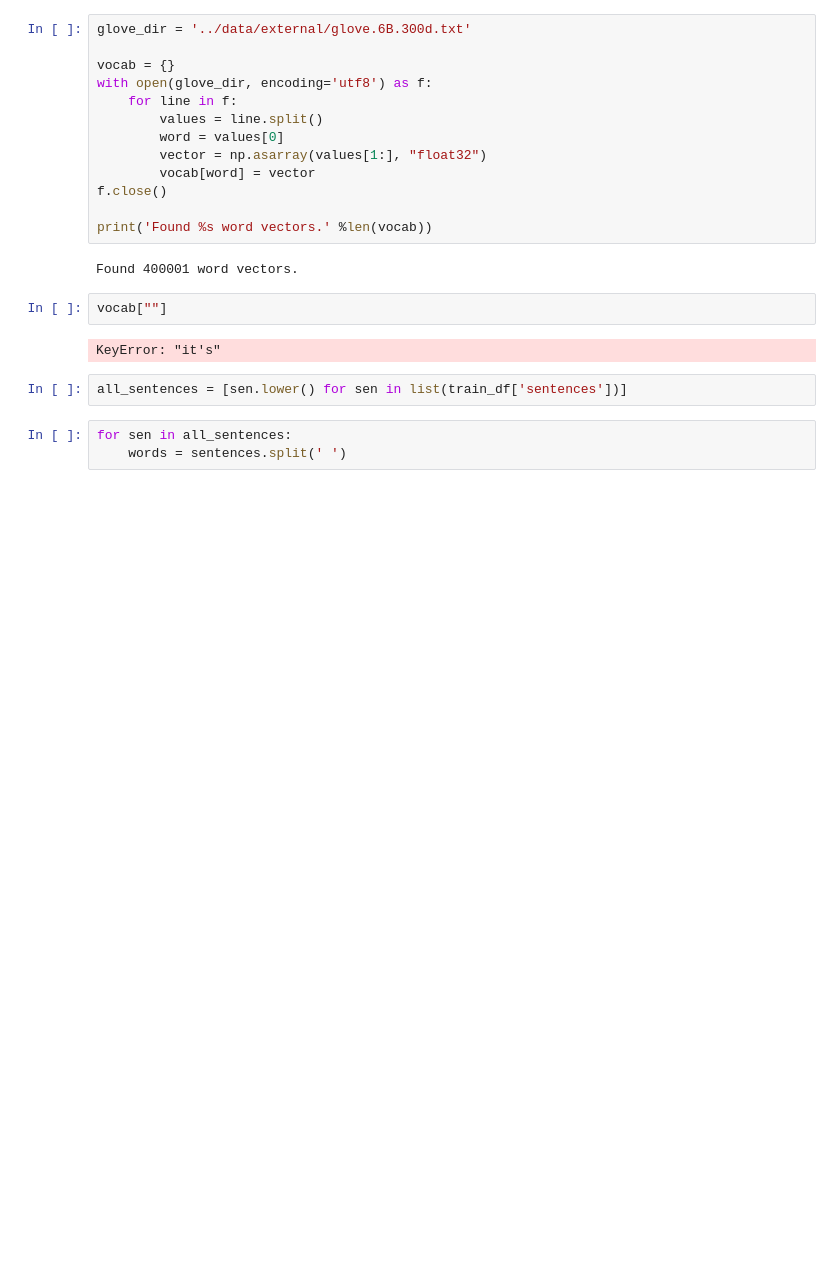
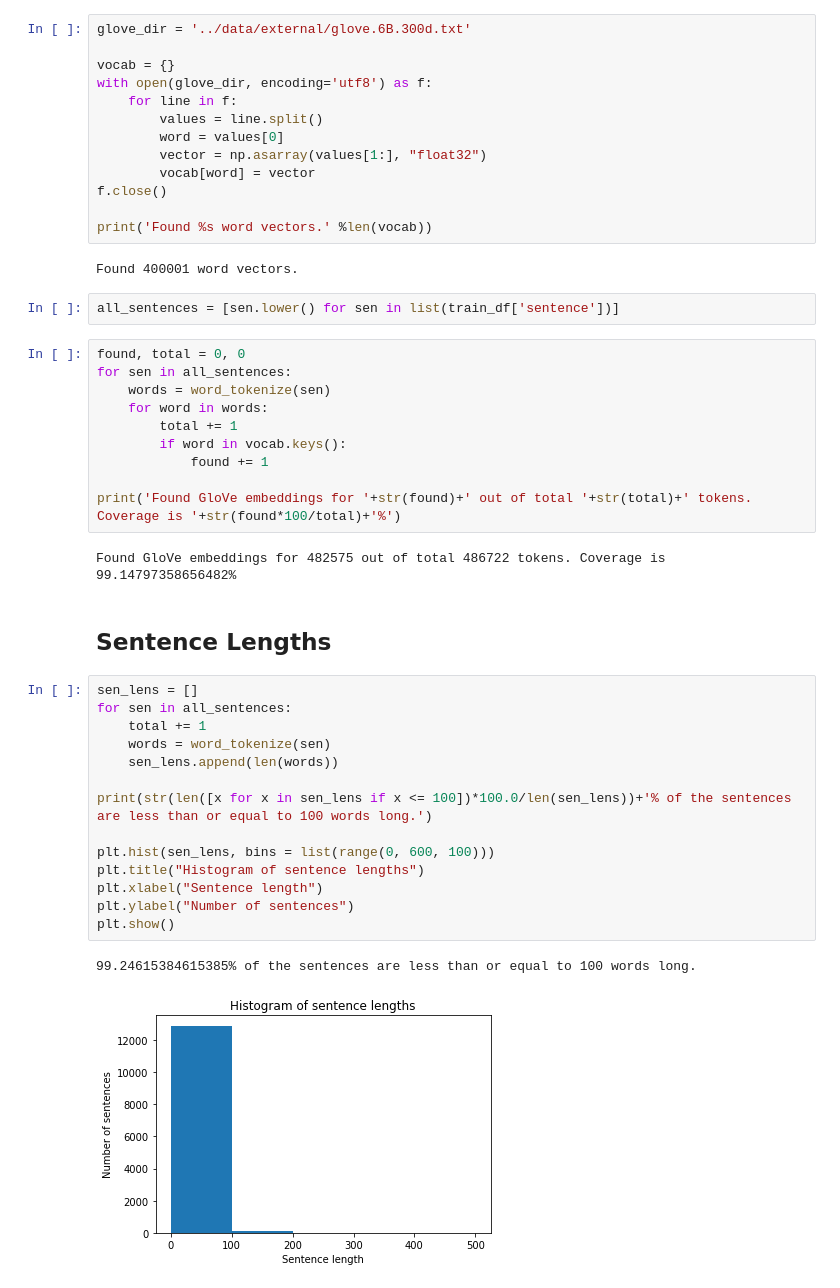
Before and after one commit to shivampatel712/counterfactual-detection, a Jupyter notebook: notebooks/1_data_exploration_sp_v1.ipynb, the cells around one changed output. Saved outputs shown, nothing was run; the diff lists cells and outputs as text; blank space fills up the shorter version.

```diff
--- a/notebooks/1_data_exploration_sp_v1.ipynb
+++ b/notebooks/1_data_exploration_sp_v1.ipynb
@@ -176,12 +176,36 @@ f.close()
 print('Found %s word vectors.' %len(vocab))
 # %% [output]
 Found 400001 word vectors.
-# %%
-vocab[""]
-# %% [output]
-KeyError: "it's"
 # %%
-all_sentences = [sen.lower() for sen in list(train_df['sentences'])]
+all_sentences = [sen.lower() for sen in list(train_df['sentence'])]
 # %%
+found, total = 0, 0
 for sen in all_sentences:
-    words = sentences.split(' ')
+    words = word_tokenize(sen)
+    for word in words:
+        total += 1
+        if word in vocab.keys():
+            found += 1
+
+print('Found GloVe embeddings for '+str(found)+' out of total '+str(total)+' tokens. Coverage is '+str(found*100/total)+'%')
+# %% [output]
+Found GloVe embeddings for 482575 out of total 486722 tokens. Coverage is 99.14797358656482%
+# %% [markdown]
+## Sentence Lengths
+# %%
+sen_lens = []
+for sen in all_sentences:
+    total += 1
+    words = word_tokenize(sen)
+    sen_lens.append(len(words))
+
+print(str(len([x for x in sen_lens if x <= 100])*100.0/len(sen_lens))+'% of the sentences are less than or equal to 100 words long.')
+
+plt.hist(sen_lens, bins = list(range(0, 600, 100)))
+plt.title("Histogram of sentence lengths")
+plt.xlabel("Sentence length")
+plt.ylabel("Number of sentences")
+plt.show()
+# %% [output]
+99.24615384615385% of the sentences are less than or equal to 100 words long.
+[figure, added]
```
Also changed, not shown: parts of 5 cells of this notebook, 1 other file.
